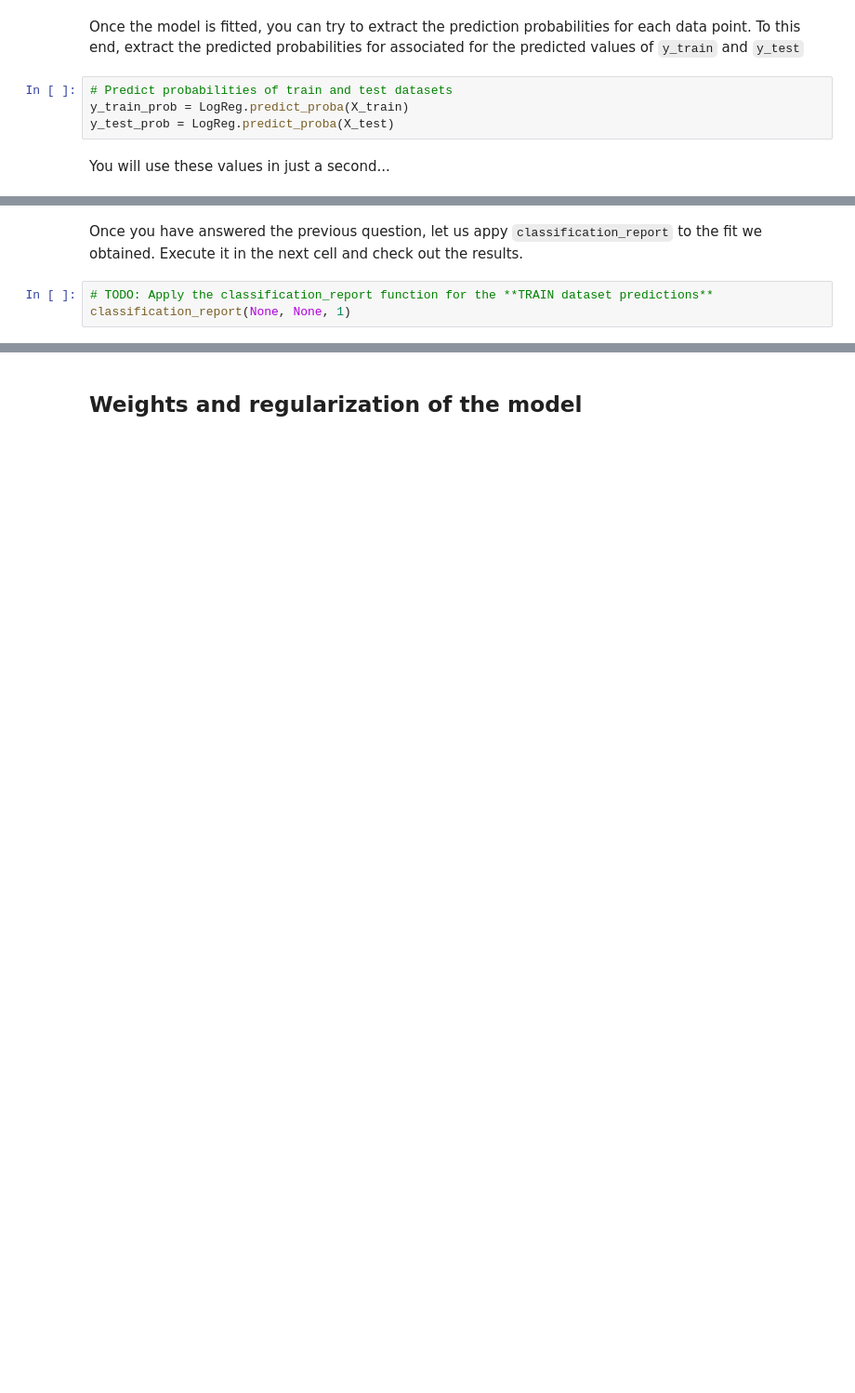
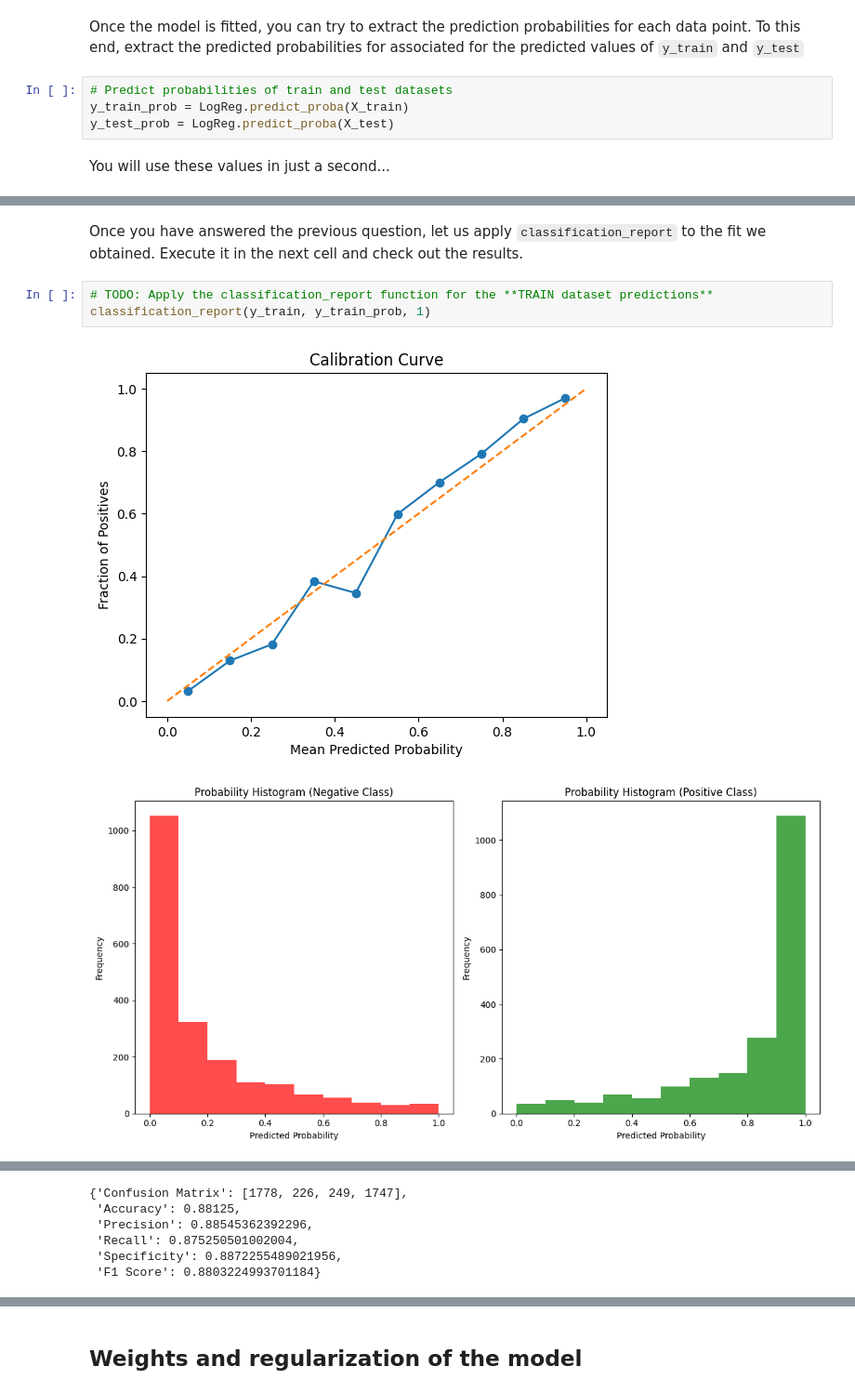
Before and after one commit to ICAI-IMAT-ML/p2-5-juanmoraga05, a Jupyter notebook: notebook/Lab2_5_LogisticRegression_and_regularization.ipynb, the cells around one changed output, grey strips where cells are left out. Shown at 93% size. Saved outputs shown, nothing was run; the diff lists cells and outputs as text; blank space fills up the shorter version.

```diff
--- a/notebook/Lab2_5_LogisticRegression_and_regularization.ipynb
+++ b/notebook/Lab2_5_LogisticRegression_and_regularization.ipynb
@@ -165,5 +179,8 @@ In particular, take a look at the `classification_report` function. Before you c
 # %% [markdown]
-Once you have answered the previous question, let us appy `classification_report` to the fit we obtained. Execute it in the next cell and check out the results.
+Once you have answered the previous question, let us apply `classification_report` to the fit we obtained. Execute it in the next cell and check out the results.
 # %%
 # TODO: Apply the classification_report function for the **TRAIN dataset predictions**
-classification_report(None, None, 1)
+classification_report(y_train, y_train_prob, 1)
+# %% [output]
+[figure, added]
+[figure, added]
@@ -170,2 +188,8 @@ classification_report(None, None, 1)
+{'Confusion Matrix': [1778, 226, 249, 1747],
+ 'Accuracy': 0.88125,
+ 'Precision': 0.88545362392296,
+ 'Recall': 0.875250501002004,
+ 'Specificity': 0.8872255489021956,
+ 'F1 Score': 0.8803224993701184}
 # %%
 # TODO: Apply the classification_report function for the **TEST dataset predictions**
```
Also changed, not shown: parts of 20 cells of this notebook, 1 other file.
